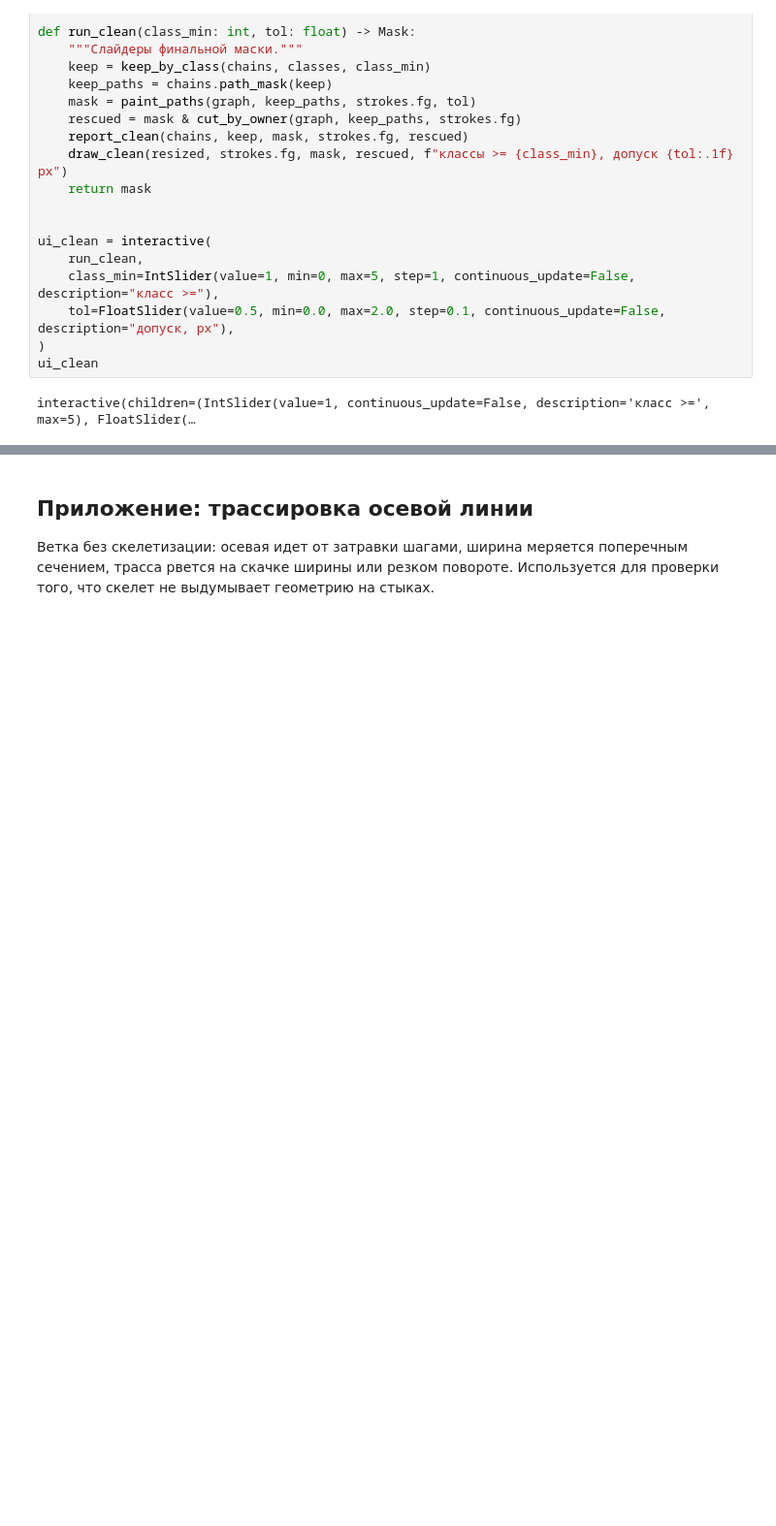
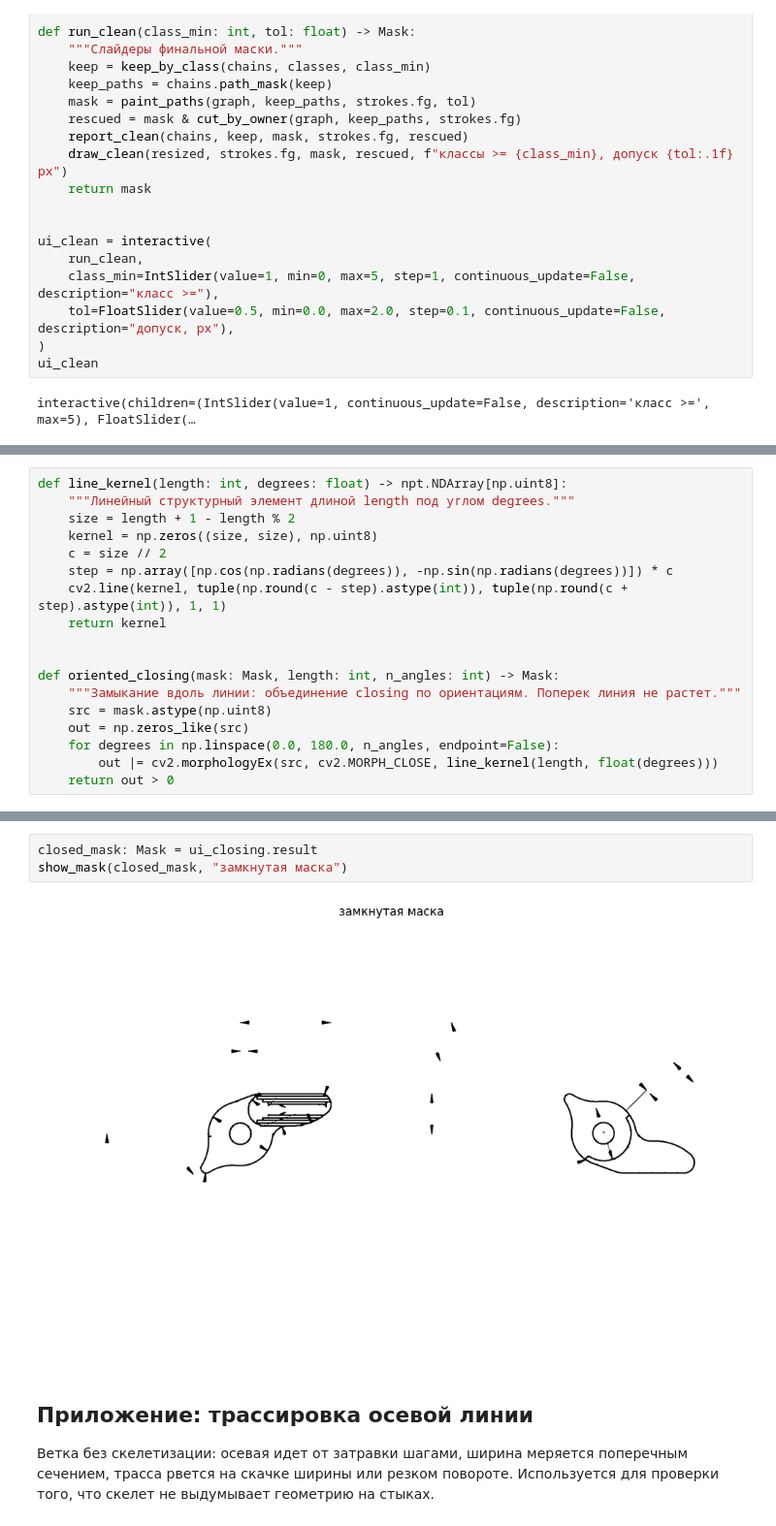
Before and after one commit to SergeyKrasnoslobodtsev/draftslice, a Jupyter notebook: notebooks/classification_comp.ipynb, the cells around one changed output, grey strips where cells are left out. Shown at 97% size. Saved outputs shown, nothing was run; the diff lists cells and outputs as text; blank space fills up the shorter version.

```diff
--- a/notebooks/classification_comp.ipynb
+++ b/notebooks/classification_comp.ipynb
@@ -1425,0 +1244,18 @@ interactive(children=(FloatSlider(value=100.0, continuous_update=False, descript
+# %%
+def line_kernel(length: int, degrees: float) -> npt.NDArray[np.uint8]:
+    """Линейный структурный элемент длиной length под углом degrees."""
+    size = length + 1 - length % 2
+    kernel = np.zeros((size, size), np.uint8)
+    c = size // 2
+    step = np.array([np.cos(np.radians(degrees)), -np.sin(np.radians(degrees))]) * c
+    cv2.line(kernel, tuple(np.round(c - step).astype(int)), tuple(np.round(c + step).astype(int)), 1, 1)
+    return kernel
+
+
+def oriented_closing(mask: Mask, length: int, n_angles: int) -> Mask:
+    """Замыкание вдоль линии: объединение closing по ориентациям. Поперек линия не растет."""
+    src = mask.astype(np.uint8)
+    out = np.zeros_like(src)
+    for degrees in np.linspace(0.0, 180.0, n_angles, endpoint=False):
+        out |= cv2.morphologyEx(src, cv2.MORPH_CLOSE, line_kernel(length, float(degrees)))
+    return out > 0
@@ -1426,3 +1322,8 @@ interactive(children=(FloatSlider(value=100.0, continuous_update=False, descript
+# %%
+closed_mask: Mask = ui_closing.result
+show_mask(closed_mask, "замкнутая маска")
+# %% [output]
+[figure, added]
 # %% [markdown]
 ## Приложение: трассировка осевой линии
 
```
Also changed, not shown: parts of 27 cells of this notebook.
